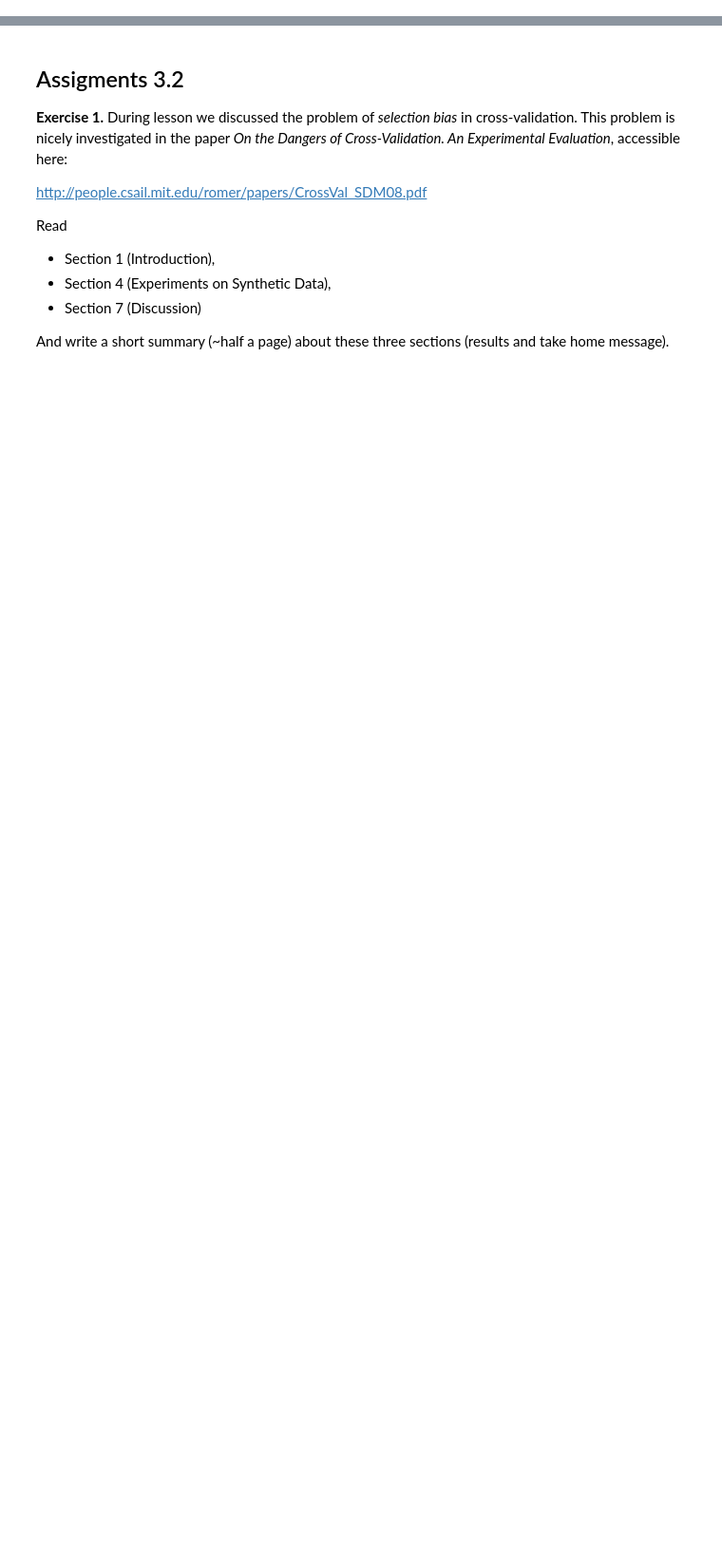
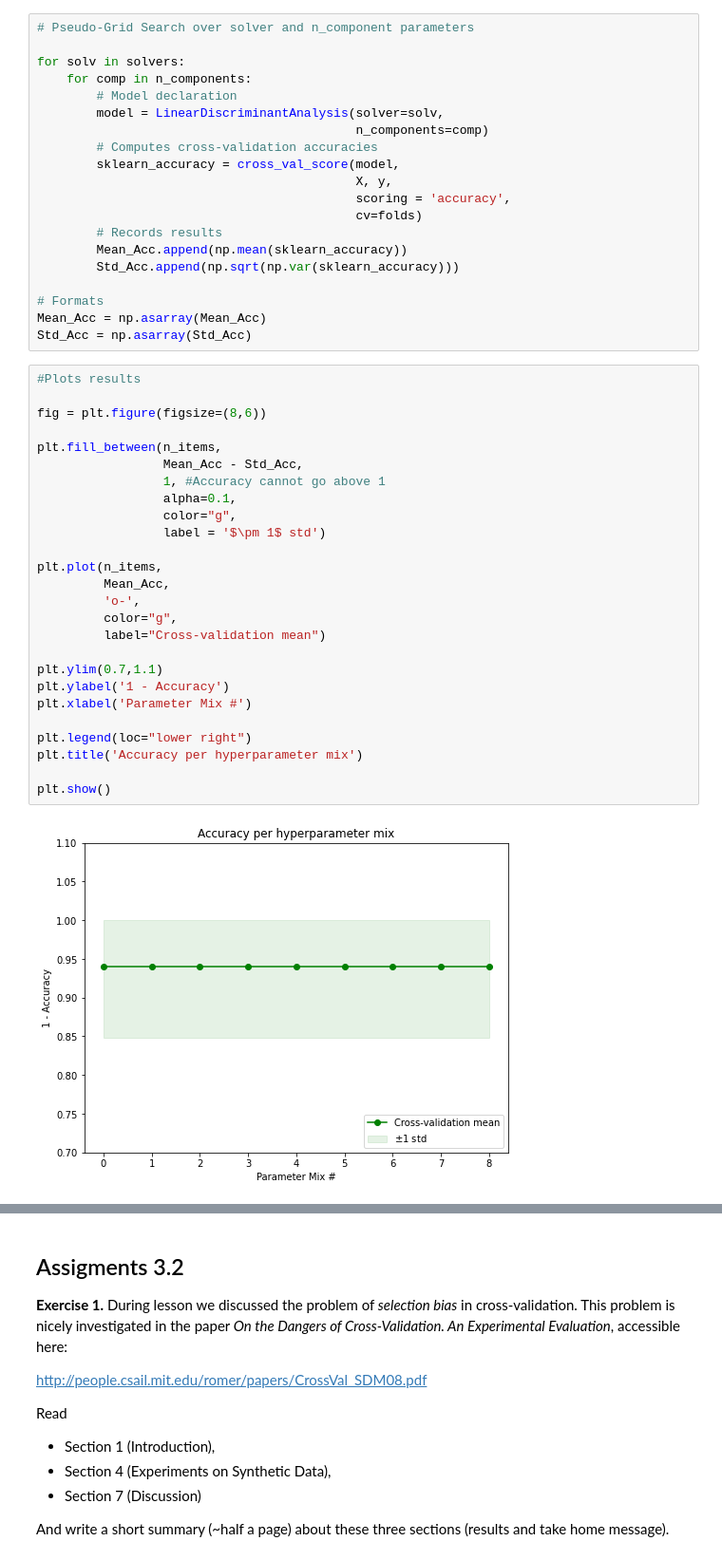
Before and after one commit to qlero/UCA_MSc-DS1, a Jupyter notebook: 2_model_selection/lecture_7/Assignments3.ipynb, the cells around one changed output, grey strips where cells are left out. Shown at 95% size. Drawn from its saved outputs; the diff is of its cells as text; blank space fills up the shorter version.

Commit message:
Model Selec assignment 3

```diff
--- a/2_model_selection/lecture_7/Assignments3.ipynb
+++ b/2_model_selection/lecture_7/Assignments3.ipynb
@@ -11,0 +76,48 @@ X, y = make_classification(n_samples = 100, n_features=2, n_redundant=0, n_infor
+# %%
+# Pseudo-Grid Search over solver and n_component parameters
+
+for solv in solvers:
+    for comp in n_components:
+        # Model declaration
+        model = LinearDiscriminantAnalysis(solver=solv,
+                                           n_components=comp)
+        # Computes cross-validation accuracies
+        sklearn_accuracy = cross_val_score(model,
+                                           X, y,
+                                           scoring = 'accuracy',
+                                           cv=folds)
+        # Records results
+        Mean_Acc.append(np.mean(sklearn_accuracy))
+        Std_Acc.append(np.sqrt(np.var(sklearn_accuracy)))
+
+# Formats
+Mean_Acc = np.asarray(Mean_Acc)
+Std_Acc = np.asarray(Std_Acc)
+# %%
+#Plots results
+
+fig = plt.figure(figsize=(8,6))
+
+plt.fill_between(n_items,
+                 Mean_Acc - Std_Acc,
+                 1, #Accuracy cannot go above 1
+                 alpha=0.1,
+                 color="g",
+                 label = '$\pm 1$ std')
+
+plt.plot(n_items,
+         Mean_Acc,
+         'o-',
+         color="g",
+         label="Cross-validation mean")
+
+plt.ylim(0.7,1.1)
+plt.ylabel('1 - Accuracy')
+plt.xlabel('Parameter Mix #')
+
+plt.legend(loc="lower right")
+plt.title('Accuracy per hyperparameter mix')
+
+plt.show()
+# %% [output]
+[figure, added]
```
Also changed, not shown: parts of 36 cells of this notebook.
